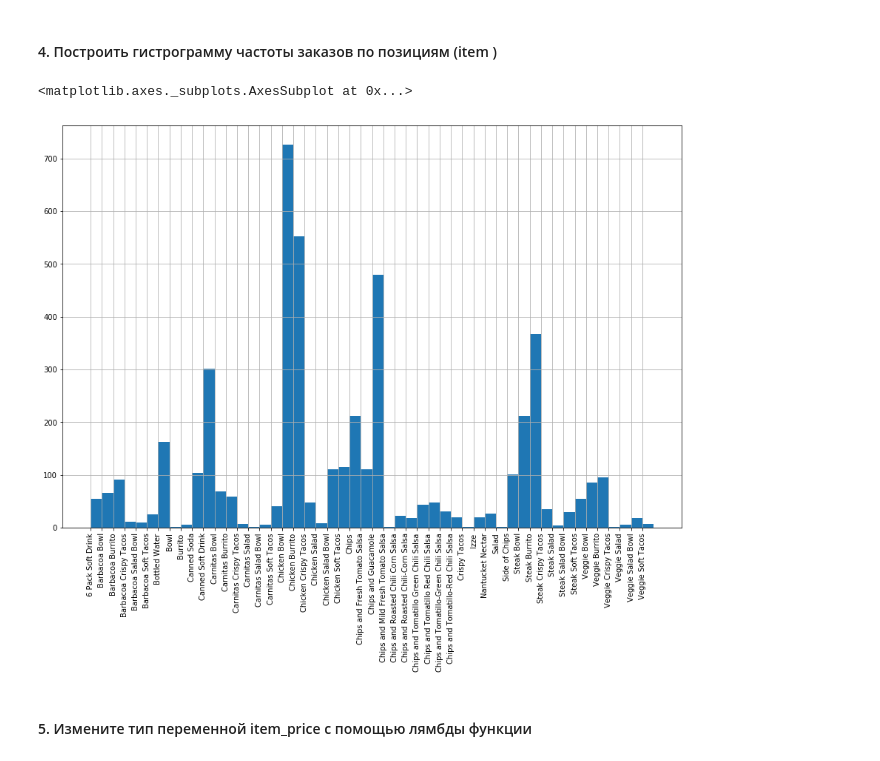
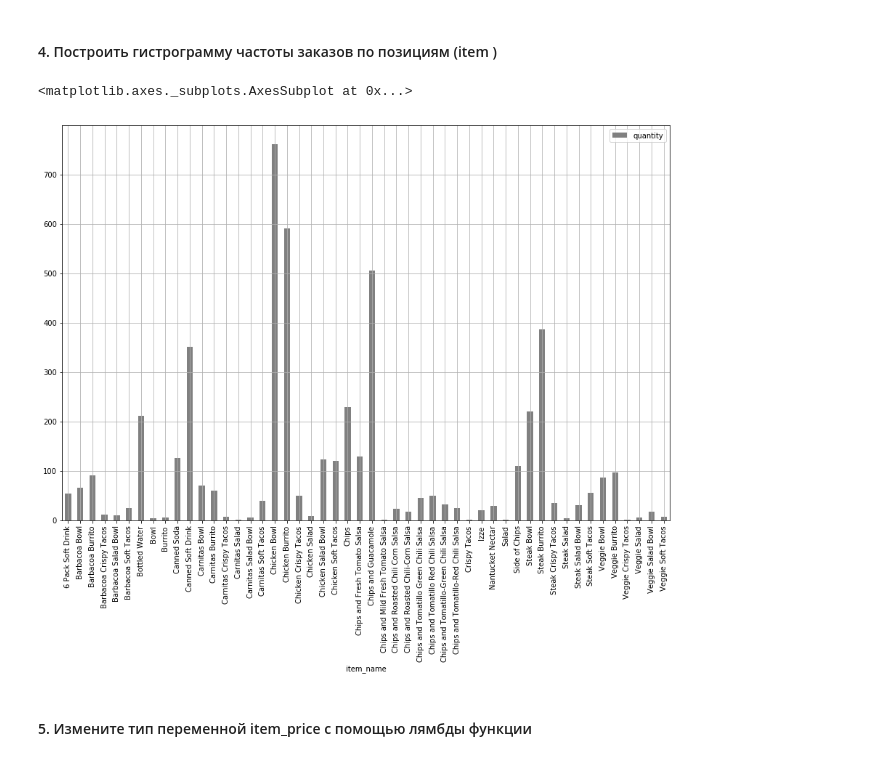
Before and after one commit to alinadmb/intelligent_systems, a Jupyter notebook: homework-1.ipynb, the cells around one changed output. Saved outputs shown, nothing was run; the diff lists cells and outputs as text; code cells hidden in the pictures.

```diff
--- a/homework-1.ipynb
+++ b/homework-1.ipynb
@@ -30,12 +30,11 @@ for val in df['item_name'].mode().values:
 Chicken Bowl
 # %% [markdown]
 #### 4. Построить гистрограмму частоты заказов по позициям (item )
-# %%
-unique_item_name = df['item_name'].nunique()
-df['item_name'].hist(figsize=(15,10), xrot=90, bins=unique_item_name, range=(0,unique_item_name), rwidth=1)
-# %% [output]
-<matplotlib.axes._subplots.AxesSubplot at 0x...>
-[figure, removed]
+# %%
+df.groupby('item_name').sum().plot.bar(y='quantity', figsize=(15,10), grid=True, color='gray')
+# %% [output]
+<matplotlib.axes._subplots.AxesSubplot at 0x...>
+[figure, added]
 # %% [markdown]
 #### 5. Измените тип переменной item_price с помощью лямбды функции
 # %%
```
Also changed, not shown: parts of 17 cells of this notebook.
